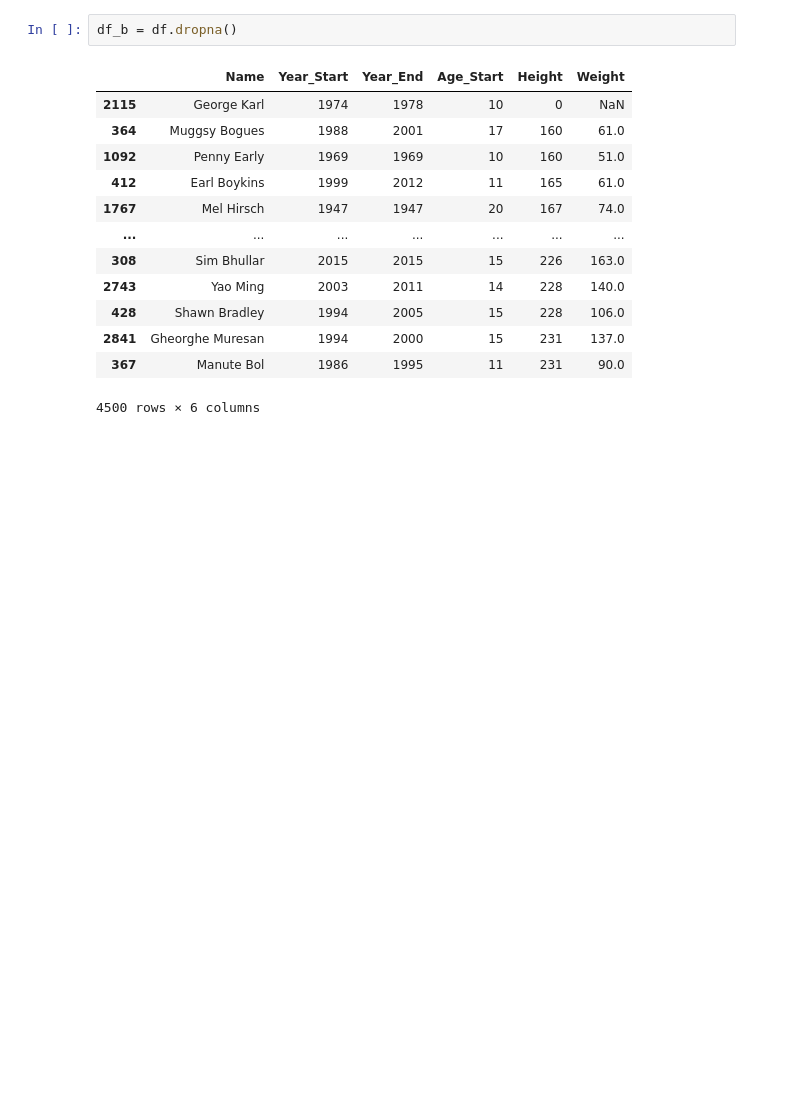
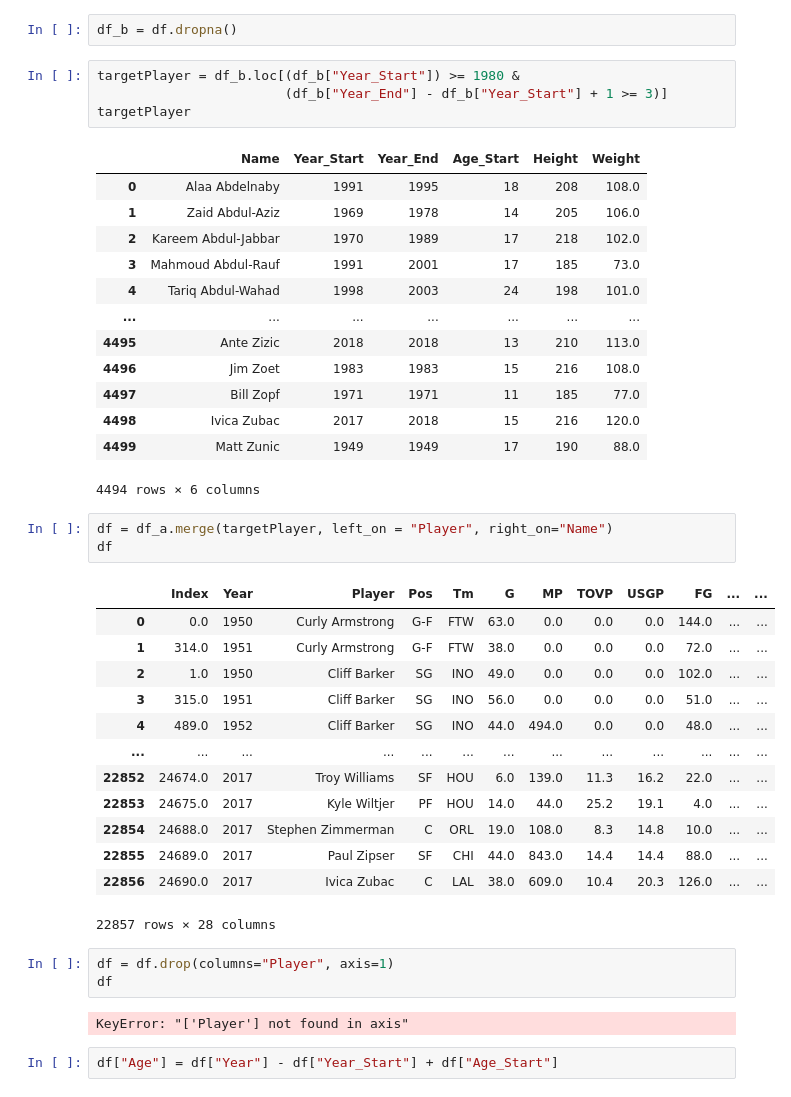
Before and after one commit to black3279/ML-Deep-Learning-Study, a Jupyter notebook: tensorflow/27_selfCheck01.ipynb, the cells around one changed output. Cells and saved outputs as stored; diff of their text form; blank space fills up the shorter version.

```diff
--- a/tensorflow/27_selfCheck01.ipynb
+++ b/tensorflow/27_selfCheck01.ipynb
@@ -79,17 +79,44 @@ df
 # %%
 df_b = df.dropna()
 # %%
+targetPlayer = df_b.loc[(df_b["Year_Start"]) >= 1980 &
+                        (df_b["Year_End"] - df_b["Year_Start"] + 1 >= 3)]
+targetPlayer
 # %% [output]
 |  | Name | Year_Start | Year_End | Age_Start | Height | Weight |
-| 2115 | George Karl | 1974 | 1978 | 10 | 0 | NaN |
-| 364 | Muggsy Bogues | 1988 | 2001 | 17 | 160 | 61.0 |
-| 1092 | Penny Early | 1969 | 1969 | 10 | 160 | 51.0 |
-| 412 | Earl Boykins | 1999 | 2012 | 11 | 165 | 61.0 |
-| 1767 | Mel Hirsch | 1947 | 1947 | 20 | 167 | 74.0 |
+| 0 | Alaa Abdelnaby | 1991 | 1995 | 18 | 208 | 108.0 |
+| 1 | Zaid Abdul-Aziz | 1969 | 1978 | 14 | 205 | 106.0 |
+| 2 | Kareem Abdul-Jabbar | 1970 | 1989 | 17 | 218 | 102.0 |
+| 3 | Mahmoud Abdul-Rauf | 1991 | 2001 | 17 | 185 | 73.0 |
+| 4 | Tariq Abdul-Wahad | 1998 | 2003 | 24 | 198 | 101.0 |
 | ... | ... | ... | ... | ... | ... | ... |
-| 308 | Sim Bhullar | 2015 | 2015 | 15 | 226 | 163.0 |
-| 2743 | Yao Ming | 2003 | 2011 | 14 | 228 | 140.0 |
-| 428 | Shawn Bradley | 1994 | 2005 | 15 | 228 | 106.0 |
-| 2841 | Gheorghe Muresan | 1994 | 2000 | 15 | 231 | 137.0 |
-| 367 | Manute Bol | 1986 | 1995 | 11 | 231 | 90.0 |
+| 4495 | Ante Zizic | 2018 | 2018 | 13 | 210 | 113.0 |
+| 4496 | Jim Zoet | 1983 | 1983 | 15 | 216 | 108.0 |
+| 4497 | Bill Zopf | 1971 | 1971 | 11 | 185 | 77.0 |
+| 4498 | Ivica Zubac | 2017 | 2018 | 15 | 216 | 120.0 |
+| 4499 | Matt Zunic | 1949 | 1949 | 17 | 190 | 88.0 |
-4500 rows × 6 columns
+4494 rows × 6 columns
+# %%
+df = df_a.merge(targetPlayer, left_on = "Player", right_on="Name")
+df
+# %% [output]
+|  | Index | Year | Player | Pos | Tm | G | MP | TOVP | USGP | FG | ... | ... |
+| 0 | 0.0 | 1950 | Curly Armstrong | G-F | FTW | 63.0 | 0.0 | 0.0 | 0.0 | 144.0 | ... | ... |
+| 1 | 314.0 | 1951 | Curly Armstrong | G-F | FTW | 38.0 | 0.0 | 0.0 | 0.0 | 72.0 | ... | ... |
+| 2 | 1.0 | 1950 | Cliff Barker | SG | INO | 49.0 | 0.0 | 0.0 | 0.0 | 102.0 | ... | ... |
+| 3 | 315.0 | 1951 | Cliff Barker | SG | INO | 56.0 | 0.0 | 0.0 | 0.0 | 51.0 | ... | ... |
+| 4 | 489.0 | 1952 | Cliff Barker | SG | INO | 44.0 | 494.0 | 0.0 | 0.0 | 48.0 | ... | ... |
+| ... | ... | ... | ... | ... | ... | ... | ... | ... | ... | ... | ... | ... |
+| 22852 | 24674.0 | 2017 | Troy Williams | SF | HOU | 6.0 | 139.0 | 11.3 | 16.2 | 22.0 | ... | ... |
+| 22853 | 24675.0 | 2017 | Kyle Wiltjer | PF | HOU | 14.0 | 44.0 | 25.2 | 19.1 | 4.0 | ... | ... |
+| 22854 | 24688.0 | 2017 | Stephen Zimmerman | C | ORL | 19.0 | 108.0 | 8.3 | 14.8 | 10.0 | ... | ... |
+| 22855 | 24689.0 | 2017 | Paul Zipser | SF | CHI | 44.0 | 843.0 | 14.4 | 14.4 | 88.0 | ... | ... |
+| 22856 | 24690.0 | 2017 | Ivica Zubac | C | LAL | 38.0 | 609.0 | 10.4 | 20.3 | 126.0 | ... | ... |
+22857 rows × 28 columns
+# %%
+df = df.drop(columns="Player", axis=1)
+df
+# %% [output]
+KeyError: "['Player'] not found in axis"
+# %%
+df["Age"] = df["Year"] - df["Year_Start"] + df["Age_Start"]
```
Also changed, not shown: parts of 3 cells of this notebook, 1 other file.
